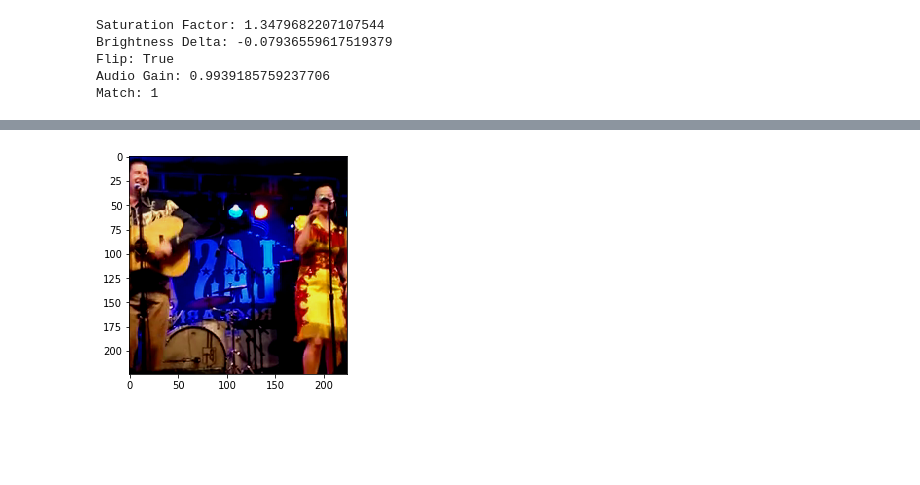
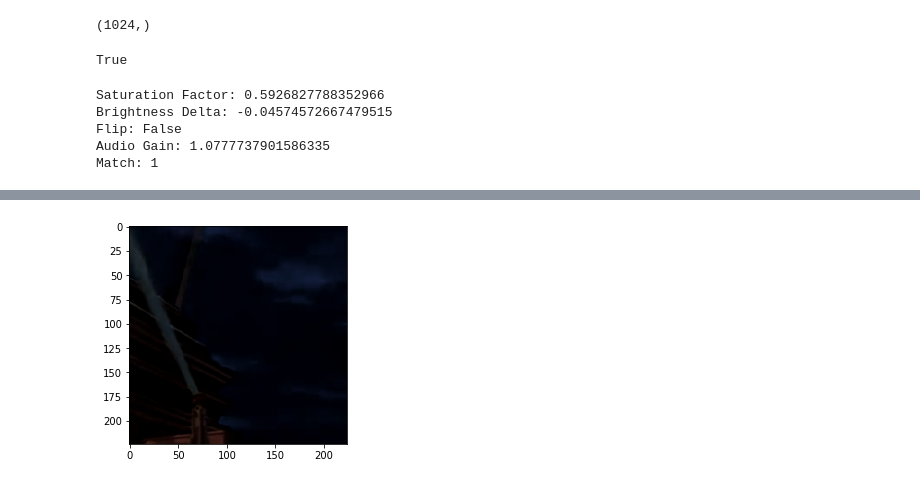
Before and after one commit to marl/l3embedding, a Jupyter notebook: notebooks/recompute_audio.ipynb, the cells around one changed output, grey strips where cells are left out. Cells and saved outputs as stored; diff of their text form; code cells hidden in the pictures; blank space fills up the shorter version.

Commit message:
Update recomputing audio notebook and add scripts

```diff
--- a/notebooks/recompute_audio.ipynb
+++ b/notebooks/recompute_audio.ipynb
@@ -78 +90,3 @@ batch_path = '/beegfs/work/AudioSetSamples/music_valid/10_10_9.h5'
+# %%
+batch_path = '/home/jtc440/dev/l3embedding/10_10_8.h5'
 # %%
@@ -103,4 +110,8 @@ for fname, start_idx in zip(audio_files, audio_start_sample_indices):
     audio_data, aug_params = sample_one_second(audio_data, 48000, start_idx, augment=True)
     audio.append(audio_data)
     audio_gain.append(aug_params['gain'])
+# %%
+blob['audio_gain'].shape
+# %% [output]
+(1024,)
 # %%
@@ -112,10 +124,14 @@ blob.close()
+# %%
+0.9 <= np.array(blob['audio_gain']).min() <= np.array(blob['audio_gain']).max() <= 1.1
+# %% [output]
+True
 # %%
-sample_batch(batch)
+sample_batch(blob)
 # %% [output]
-Saturation Factor: 1.3479682207107544
-Brightness Delta: -0.07936559617519379
-Flip: True
-Audio Gain: 0.9939185759237706
+Saturation Factor: 0.5926827788352966
+Brightness Delta: -0.04574572667479515
+Flip: False
+Audio Gain: 1.0777737901586335
 Match: 1
 [interactive output not drawn]
-[figure, old version]
+[figure, new version]
```
Also changed, not shown: parts of 12 cells of this notebook, 2 other files.
